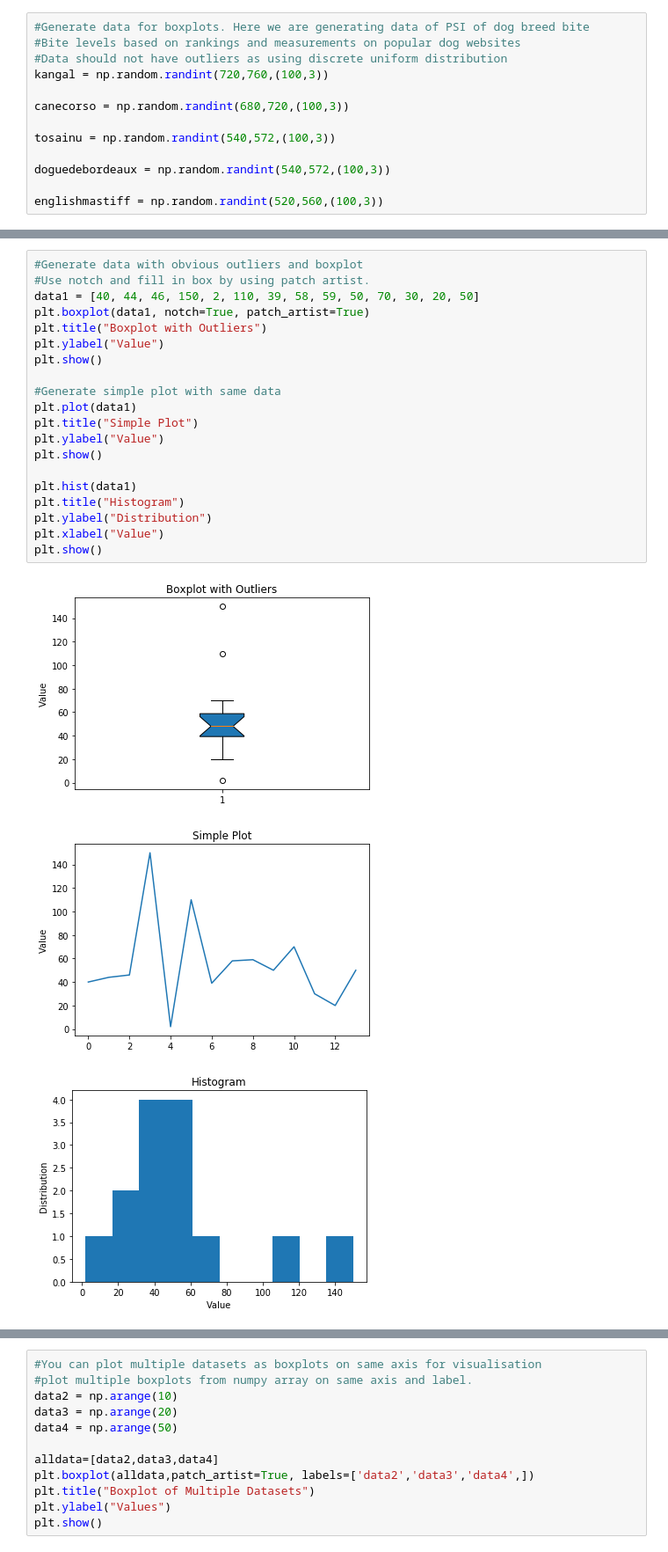
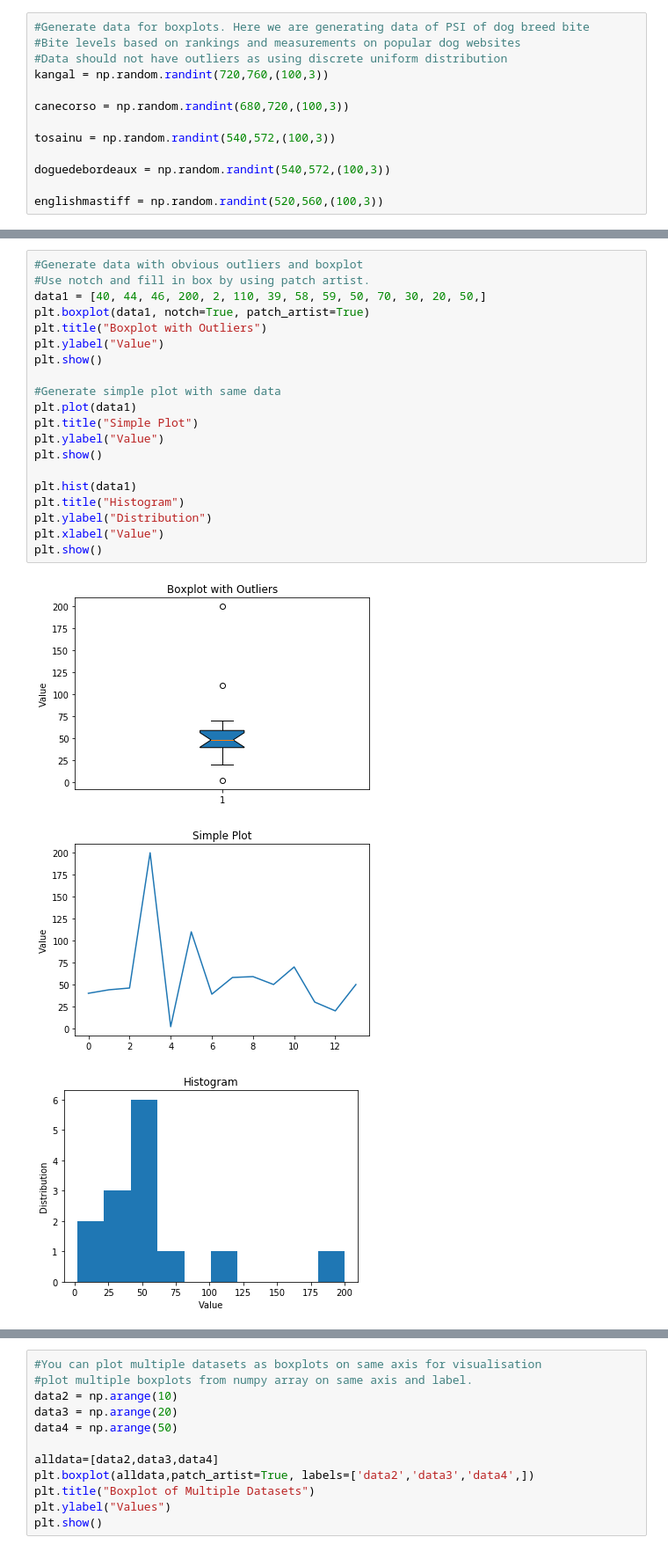
Before and after one commit to GregFee/boxplots, a Jupyter notebook: boxplots.ipynb, the cells around one changed output, grey strips where cells are left out. Shown at 88% size. Drawn from its saved outputs; the diff is of its cells as text.

```diff
--- a/boxplots.ipynb
+++ b/boxplots.ipynb
@@ -88,25 +88,25 @@ plt.show()
 # %%
 #Generate data with obvious outliers and boxplot
 #Use notch and fill in box by using patch artist.
-data1 = [40, 44, 46, 150, 2, 110, 39, 58, 59, 50, 70, 30, 20, 50]
+data1 = [40, 44, 46, 200, 2, 110, 39, 58, 59, 50, 70, 30, 20, 50,]
 plt.boxplot(data1, notch=True, patch_artist=True)
 plt.title("Boxplot with Outliers")
 plt.ylabel("Value")
 plt.show()
 
 #Generate simple plot with same data
 plt.plot(data1)
 plt.title("Simple Plot")
 plt.ylabel("Value")
 plt.show()
 
 plt.hist(data1)
 plt.title("Histogram")
 plt.ylabel("Distribution")
 plt.xlabel("Value")
 plt.show()
 # %% [output]
-[figure, old version]
+[figure, new version]
-[figure, old version]
+[figure, new version]
-[figure, old version]
+[figure, new version]
 # %% [markdown]
```
Also changed, not shown: parts of 9 cells of this notebook.
